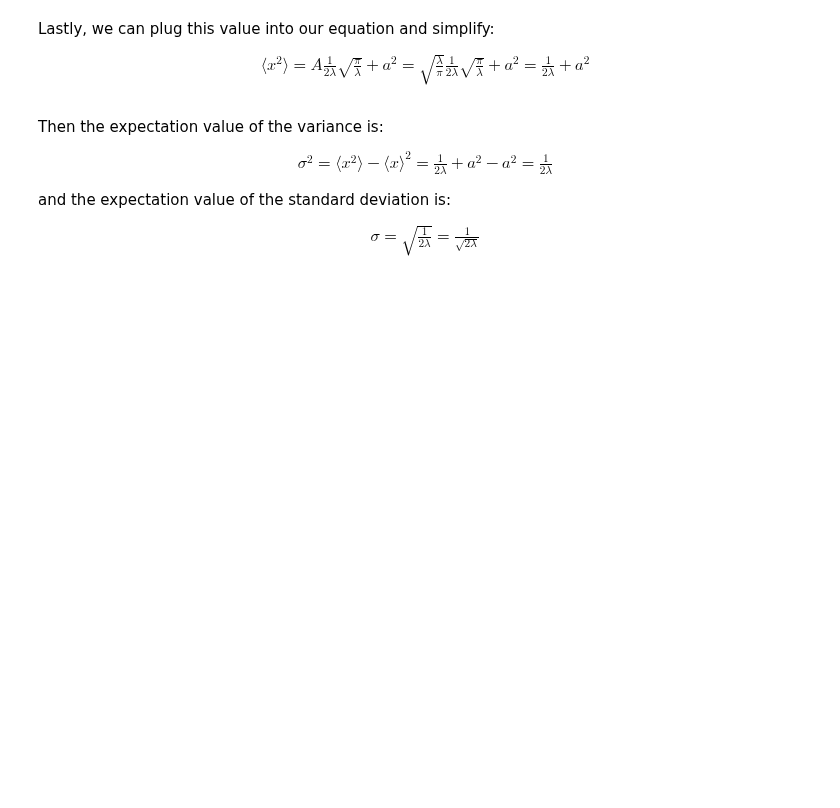
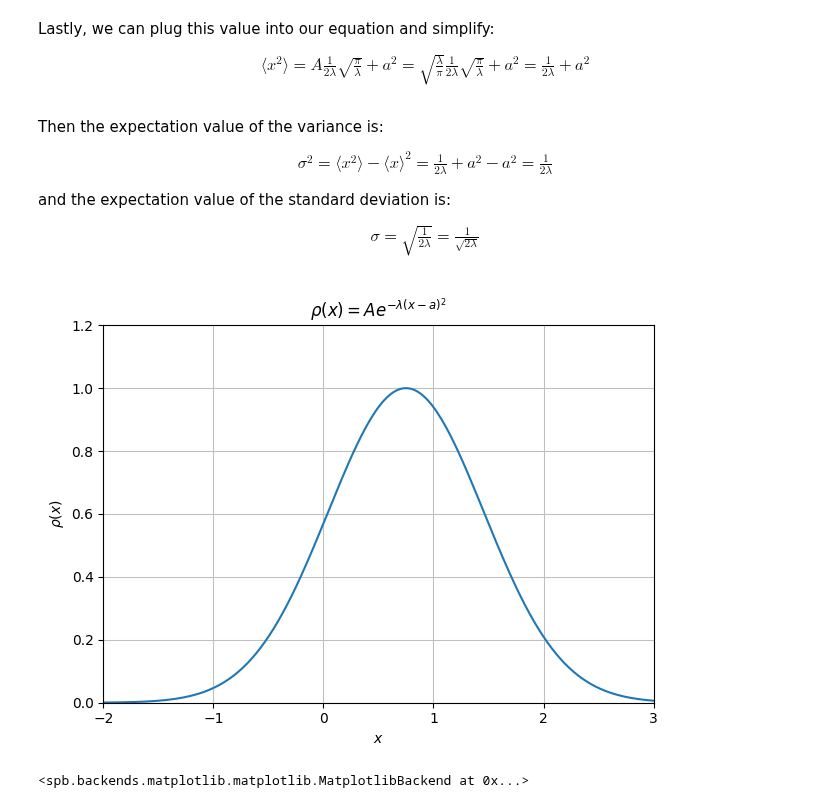
Before and after one commit to Artuk009/QuantumMechanics, a Jupyter notebook: IntroductionToQuantumMechanics/Chapter_01_Problems.ipynb, the cells around one changed output. Saved outputs shown, nothing was run; the diff lists cells and outputs as text; code cells hidden in the pictures; blank space fills up the shorter version.

```diff
--- a/IntroductionToQuantumMechanics/Chapter_01_Problems.ipynb
+++ b/IntroductionToQuantumMechanics/Chapter_01_Problems.ipynb
@@ -114,3 +115,10 @@ and the expectation value of the standard deviation is:
 \begin{align*}
 \sigma =\sqrt{\frac{1}{2\lambda}}=\frac{1}{\sqrt{2\lambda}}
 \end{align*}
+# %%
+x = sp.symbols("x")
+rhox = 1*sp.exp(-1*(x-0.75)**2)
+spb.plot((rhox), xlim=(-2,3), ylim=(0,1.2), ylabel=r"$\rho(x)$", title=r"$\rho(x)=Ae^{-\lambda(x-a)^2}$")
+# %% [output]
+[figure, added]
+<spb.backends.matplotlib.matplotlib.MatplotlibBackend at 0x...>
```
Also changed, not shown: parts of 1 cell of this notebook.
